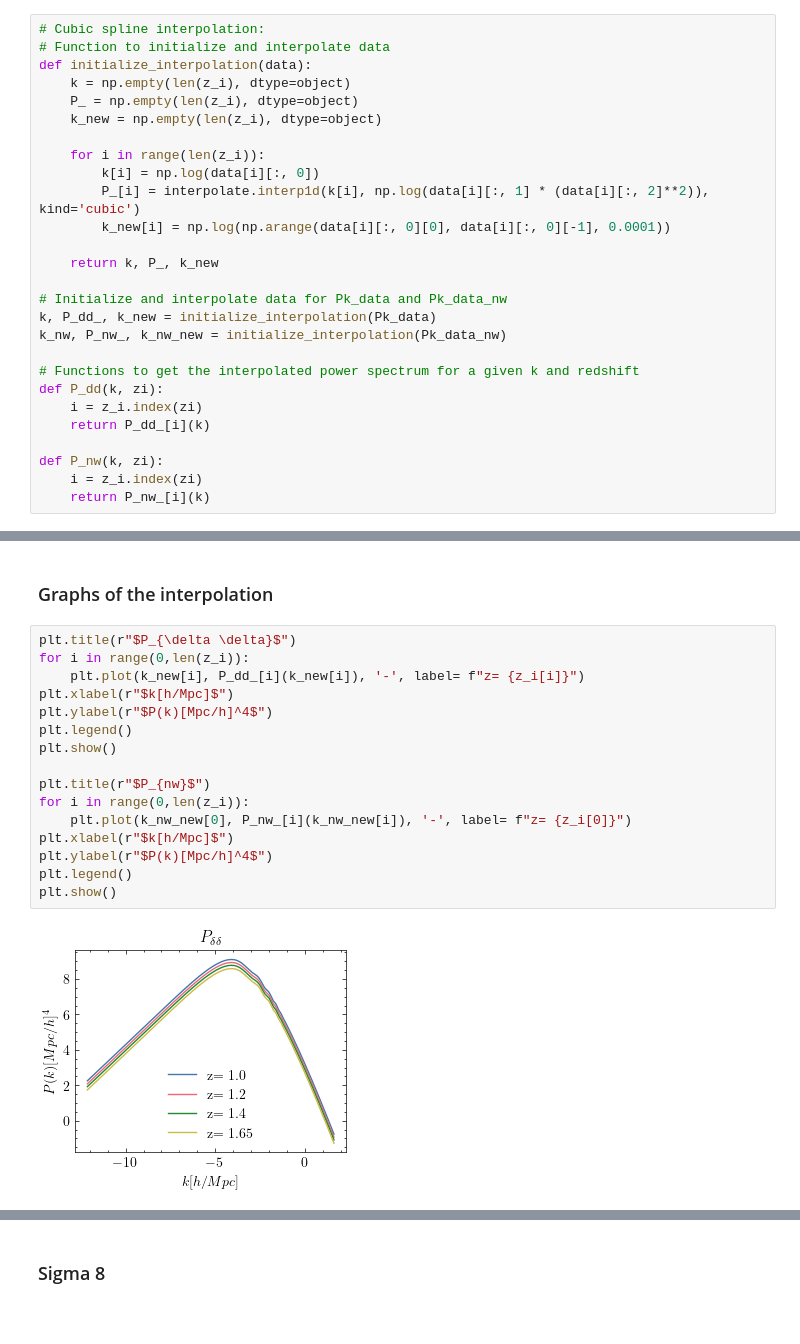
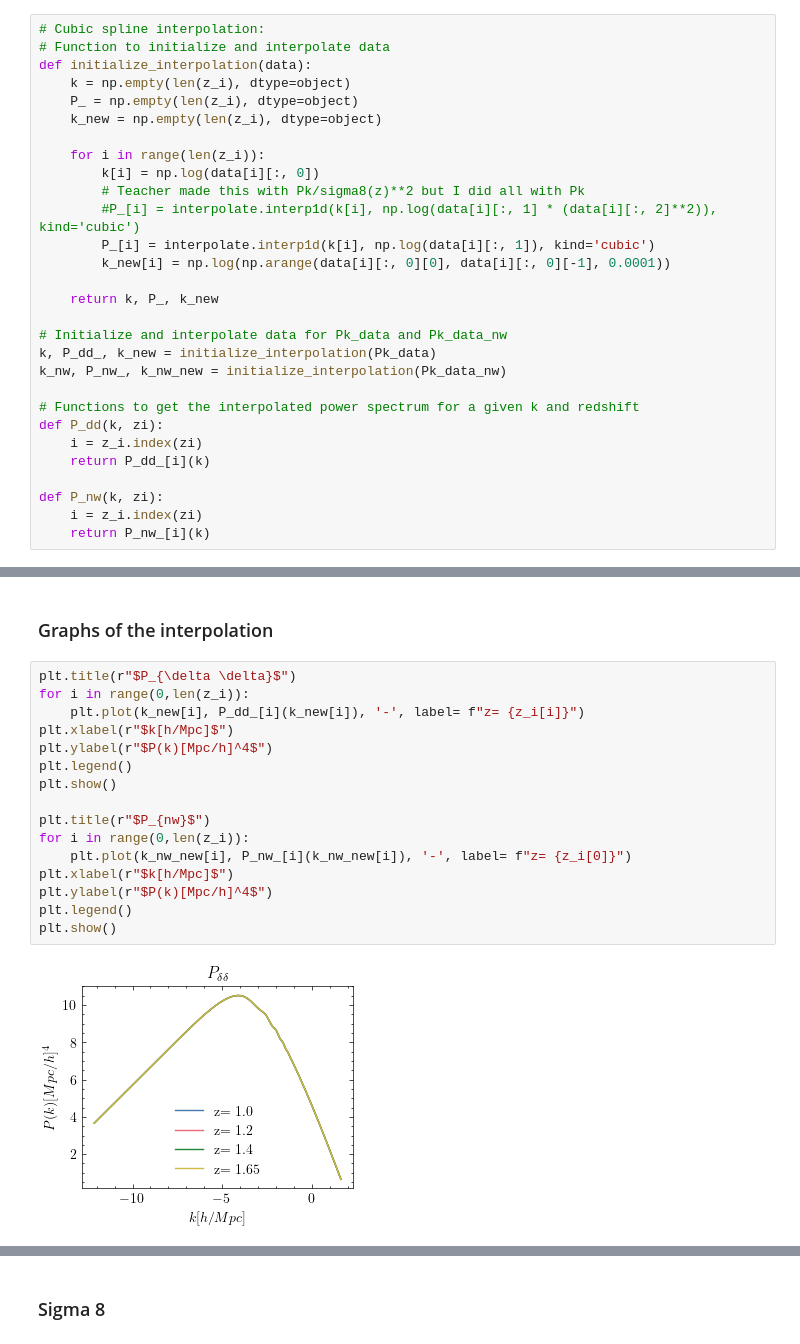
Before and after one commit to antoniacisternas/Forecast-validation-for-Euclid., a Jupyter notebook: Class_fisher_matrix_pessimistic_CAMB.ipynb, the cells around one changed output, grey strips where cells are left out. Cells and saved outputs as stored; diff of their text form.

```diff
--- a/Class_fisher_matrix_pessimistic_CAMB.ipynb
+++ b/Class_fisher_matrix_pessimistic_CAMB.ipynb
@@ -131,7 +136,9 @@ def initialize_interpolation(data):
 
     for i in range(len(z_i)):
         k[i] = np.log(data[i][:, 0])
-        P_[i] = interpolate.interp1d(k[i], np.log(data[i][:, 1] * (data[i][:, 2]**2)), kind='cubic')
+        # Teacher made this with Pk/sigma8(z)**2 but I did all with Pk
+        #P_[i] = interpolate.interp1d(k[i], np.log(data[i][:, 1] * (data[i][:, 2]**2)), kind='cubic')
+        P_[i] = interpolate.interp1d(k[i], np.log(data[i][:, 1]), kind='cubic')
         k_new[i] = np.log(np.arange(data[i][:, 0][0], data[i][:, 0][-1], 0.0001))
 
     return k, P_, k_new
@@ -192,18 +200,18 @@ def P_nw_pl(k, zi, j):
 # %%
 plt.title(r"$P_{\delta \delta}$")
 for i in range(0,len(z_i)):
     plt.plot(k_new[i], P_dd_[i](k_new[i]), '-', label= f"z= {z_i[i]}")
 plt.xlabel(r"$k[h/Mpc]$")
 plt.ylabel(r"$P(k)[Mpc/h]^4$")
 plt.legend()
 plt.show()
 
 plt.title(r"$P_{nw}$")
 for i in range(0,len(z_i)):
-    plt.plot(k_nw_new[0], P_nw_[i](k_nw_new[i]), '-', label= f"z= {z_i[0]}")
+    plt.plot(k_nw_new[i], P_nw_[i](k_nw_new[i]), '-', label= f"z= {z_i[0]}")
 plt.xlabel(r"$k[h/Mpc]$")
 plt.ylabel(r"$P(k)[Mpc/h]^4$")
 plt.legend()
 plt.show()
 # %% [output]
-[figure, old version]
+[figure, new version]
```
Also changed, not shown: parts of 25 cells of this notebook, 2 other files.
